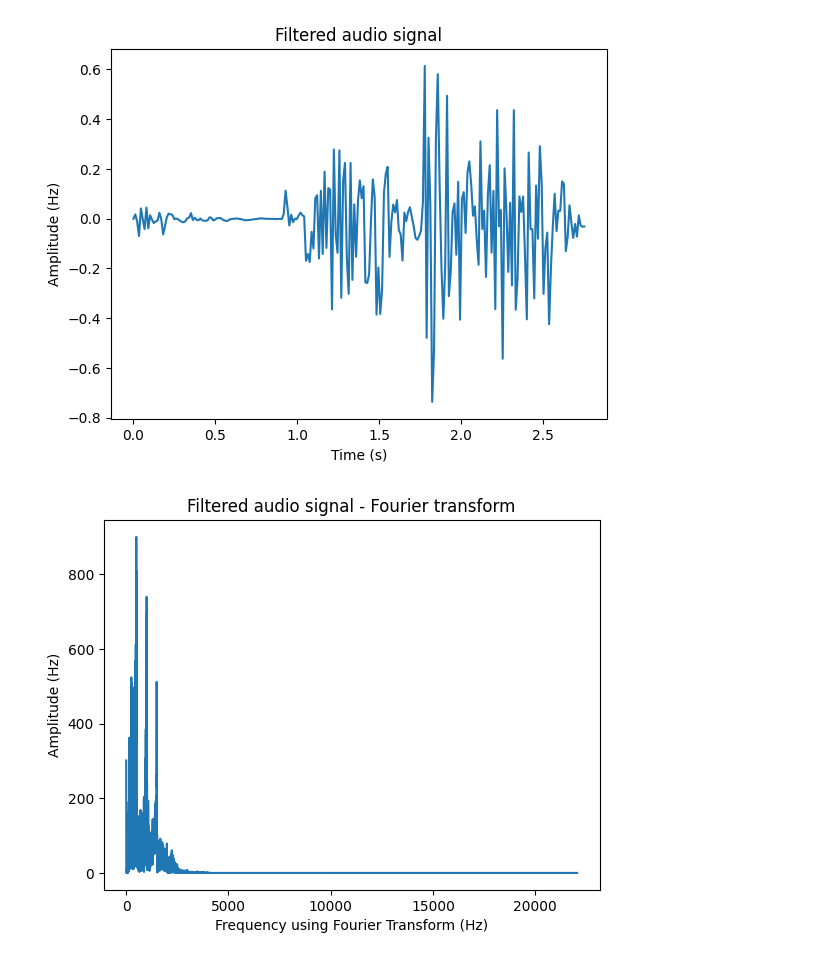
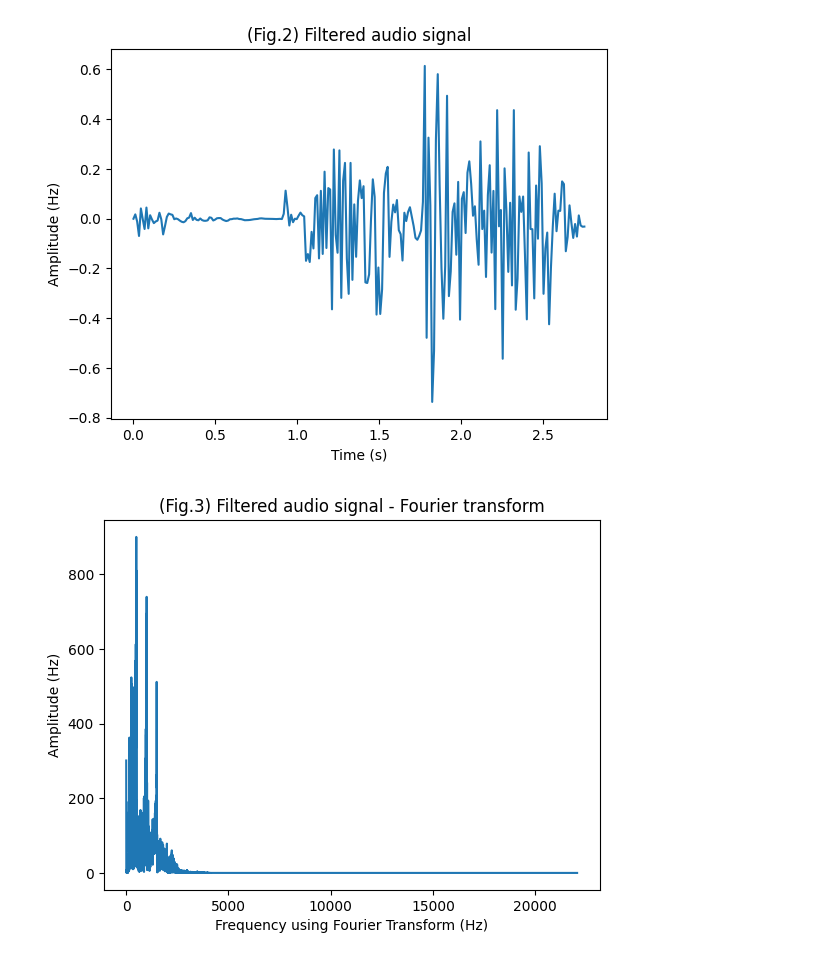
Before and after one commit to G3mha/Physical-Layer-of-Computing, a Jupyter notebook: project8/encoder.ipynb, the cells around one changed output. Cells and saved outputs as stored; diff of their text form; code cells hidden in the pictures.

```diff
--- a/project8/encoder.ipynb
+++ b/project8/encoder.ipynb
@@ -1,6 +1,5 @@
 # %%
-#importe as bibliotecas
-from suaBibSignal import *
+from signal_library import *
 import numpy as np
 import sounddevice as sd
 import soundfile as sf
@@ -9,21 +8,22 @@ from math import pi
 import scipy
 import time
 
-signal = signalMeu()
+signal = signal_class()
+frequency_port_AM = 14000
 fs = 44100
 sd.default.samplerate = fs
 sd.default.channels = 1
 # %%
-audio, samplerate = sf.read('mario.wav')
+audio, samplerate = sf.read('audio/mario.wav')
 y_audio = audio[:,1]
 samples_audio = len(y_audio)
-total_time = samples_audio/fs
-t_domain = np.linspace(0, total_time, samples_audio)
+duration = samples_audio/fs
+t_domain = np.linspace(0, duration, samples_audio)
 normalized_audio = y_audio/np.max(np.abs(y_audio))
 
 plt.figure()
 plt.plot(t_domain[::500], normalized_audio[::500])
-plt.title('Normalized original audio signal')
+plt.title('(Fig.1) Normalized original audio signal')
 plt.xlabel('Time (s)')
 plt.ylabel('Amplitude (Hz)')
 plt.show()
@@ -35,22 +35,22 @@ b, a = scipy.signal.butter(4, 2200, 'lowpass', fs=samplerate)
 filtered_audio = scipy.signal.filtfilt(b, a, normalized_audio)
 plt.figure()
 plt.plot(t_domain[::500], filtered_audio[::500])
-plt.title('Filtered audio signal')
+plt.title('(Fig.2) Filtered audio signal')
 plt.xlabel('Time (s)')
 plt.ylabel('Amplitude (Hz)')
 plt.show()
 # %% [output]
-[figure, old version]
+[figure, new version]
 # %%
 axis_x, axis_y = signal.calcFFT(filtered_audio, fs)
 
 plt.figure()
 plt.plot(axis_x, np.abs(axis_y))
-plt.title('Filtered audio signal - Fourier transform')
+plt.title('(Fig.3) Filtered audio signal - Fourier transform')
 plt.xlabel('Frequency using Fourier Transform (Hz)')
 plt.ylabel('Amplitude (Hz)')
 plt.show()
 # %% [output]
-[figure, old version]
+[figure, new version]
 # %%
 A = 1
```
Also changed, not shown: parts of 4 cells of this notebook, 10 other files.
